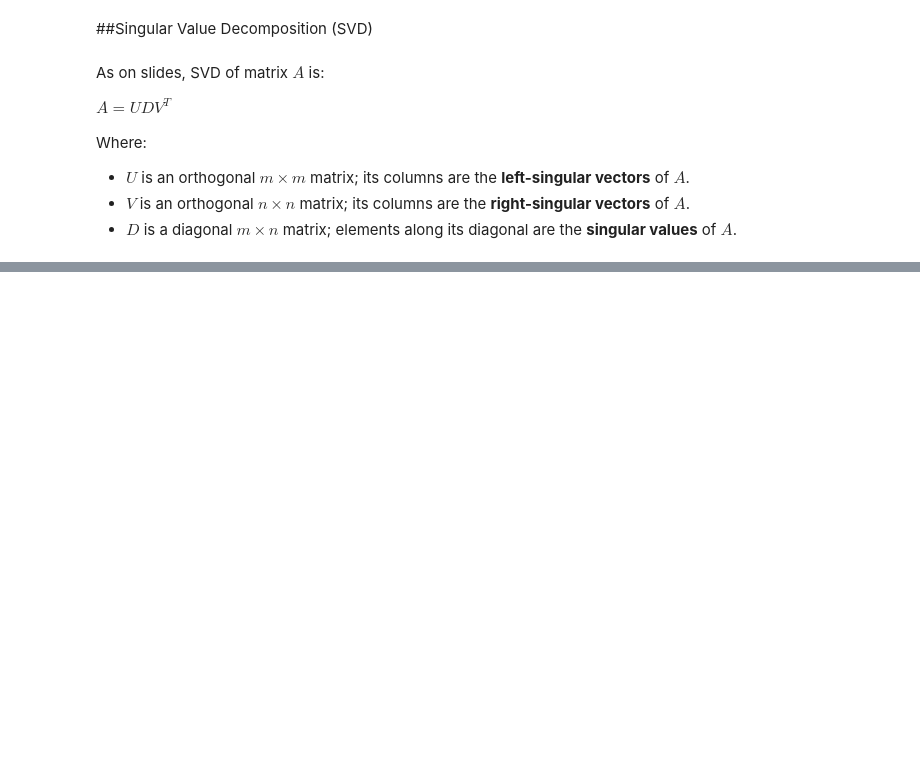
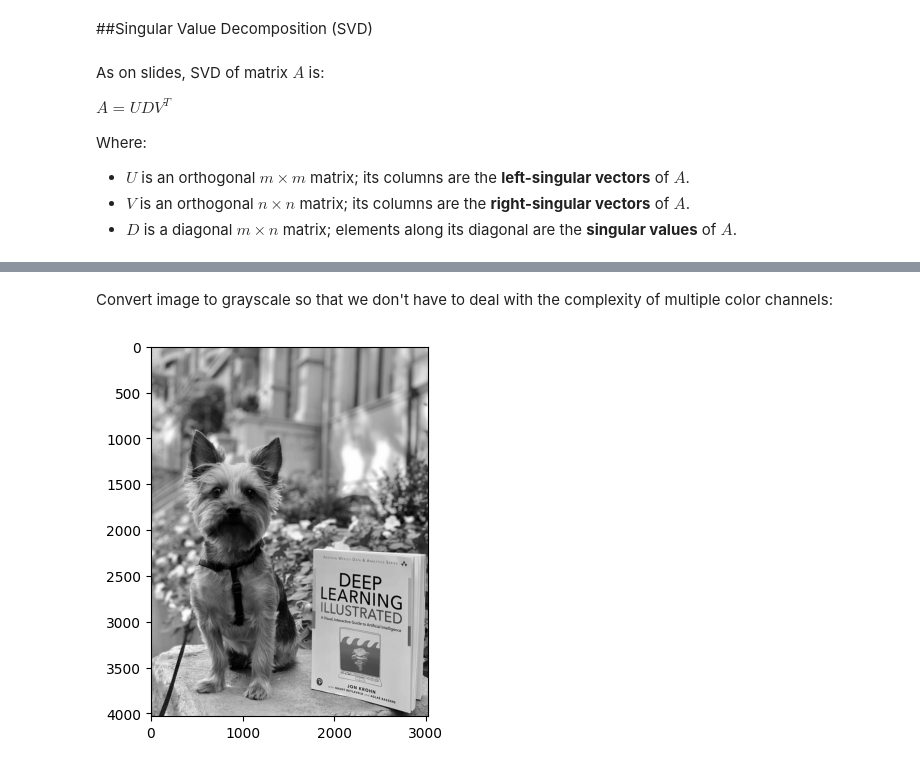
Before and after one commit to deenadayalanai/Machine-Learning-Foundations, a Jupyter notebook: Linear_Algebra_2.ipynb, the cells around one changed output, grey strips where cells are left out. Saved outputs shown, nothing was run; the diff lists cells and outputs as text; code cells hidden in the pictures; blank space fills up the shorter version.

```diff
--- a/Linear_Algebra_2.ipynb
+++ b/Linear_Algebra_2.ipynb
@@ -764,0 +840,7 @@ Where:
+# %% [markdown]
+Convert image to grayscale so that we don't have to deal with the complexity of multiple color channels:
+# %%
+imggray = img.convert('LA')
+_ = plt.imshow(imggray)
+# %% [output]
+[figure, added]
```
Also changed, not shown: parts of 32 cells of this notebook.
